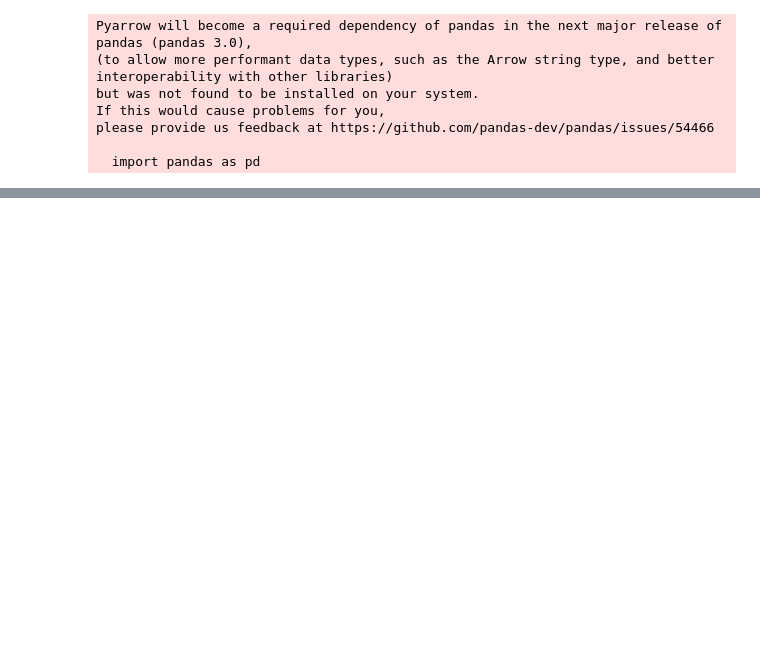
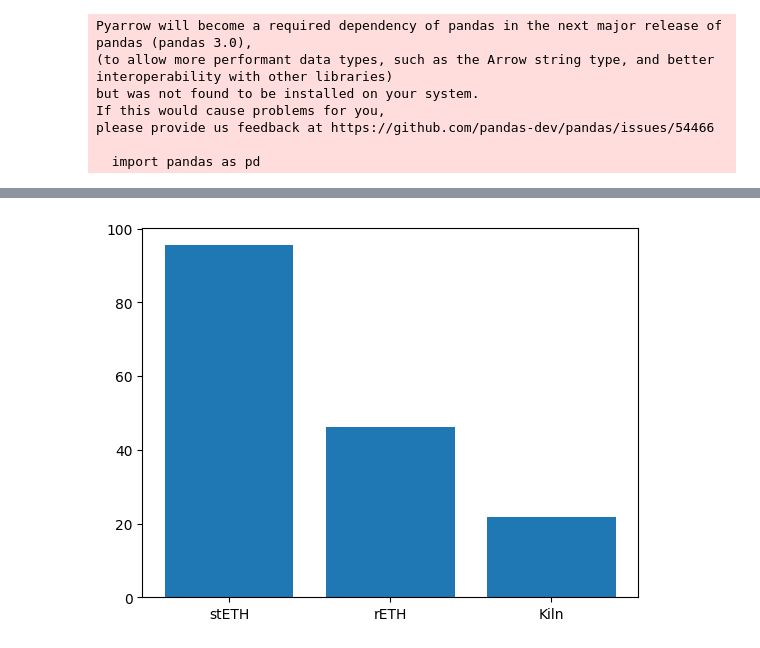
Before and after one commit to rmelbardis/InvestmentMonitoring, a Jupyter notebook: InvestmentMonitoring.ipynb, the cells around one changed output, grey strips where cells are left out. Saved outputs shown, nothing was run; the diff lists cells and outputs as text; code cells hidden in the pictures; blank space fills up the shorter version.

```diff
--- a/InvestmentMonitoring.ipynb
+++ b/InvestmentMonitoring.ipynb
@@ -138,0 +148,4 @@ All returns after fees
+# %%
+plt.bar(['stETH', 'rETH', 'Kiln'], [stETH_monthly_return, rETH_monthly_return, Kiln_monthly_return*(1-0.0015)]);
+# %% [output]
+[figure, added]
```
Also changed, not shown: parts of 8 cells of this notebook, 1 other file.
